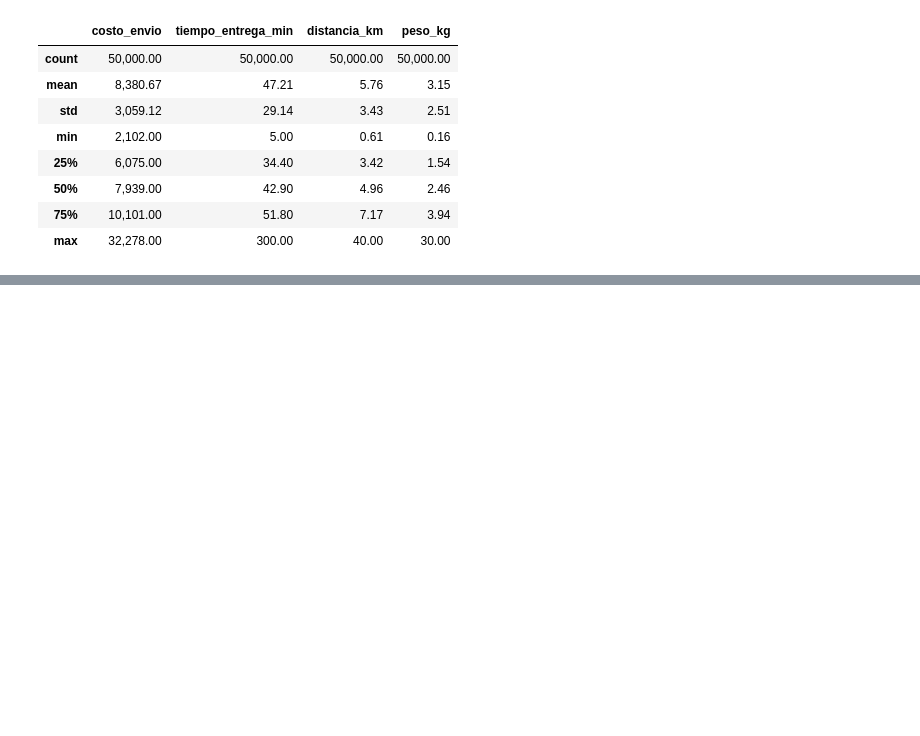
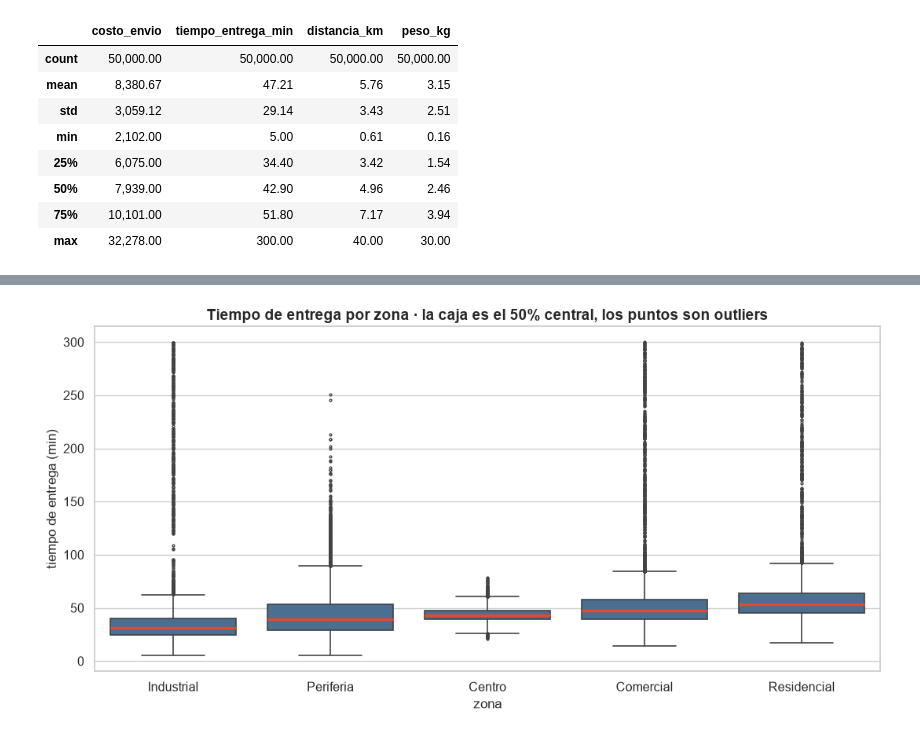
Before and after one commit to MiguelAngelRamos/ejercicio4-analis-datos, a Jupyter notebook: analisis_turboenvios.ipynb, the cells around one changed output, grey strips where cells are left out. Cells and saved outputs as stored; diff of their text form; code cells hidden in the pictures; blank space fills up the shorter version.

Commit message:
graficos de cajas

```diff
--- a/analisis_turboenvios.ipynb
+++ b/analisis_turboenvios.ipynb
@@ -321,0 +353,19 @@ df[metricas].describe().round(2)
+# %%
+# Boxplot del tiempo de entrega POR ZONA: ¿dónde se concentran las entregas lentas?
+fig, ax = plt.subplots(figsize=(11, 5.5))   # 1 figura, 1 eje (ax)
+# df.groupby("zona") = agrupa las filas por valor de 'zona'. ["tiempo..."].median() = mediana del tiempo dentro de cada zona.
+# .sort_values() = ordena esas medianas de menor a mayor. .index = nos quedamos con los NOMBRES de zona ya ordenados.
+orden = df.groupby("zona")["tiempo_entrega_min"].median().sort_values().index
+# sns.boxplot(...) = diagrama de caja y bigotes (una caja por categoría del eje X).
+#   data=df = de dónde salen los datos. x="zona"/y="..." = qué va en cada eje. order=orden = fuerza ese orden en el eje X.
+#   ax=ax = en nuestro eje. fliersize=2 = tamaño de los puntos atípicos (fliers). linewidth=1.2 = grosor de las líneas de la caja.
+# medianprops = diccionario que estiliza SOLO la línea de la mediana (la raya dentro de la caja).
+#   color="#E6482E" = color destacado para que resalte sobre el azul de la caja. linewidth=2.5 = más gruesa que el resto (1.2).
+sns.boxplot(data=df, x="zona", y="tiempo_entrega_min", order=orden, ax=ax,
+            color=AZUL, fliersize=2, linewidth=1.2,
+            medianprops={"color": "#E6482E", "linewidth": 2.5})
+ax.set_title("Tiempo de entrega por zona · la caja es el 50% central, los puntos son outliers")  # título
+ax.set_xlabel("zona"); ax.set_ylabel("tiempo de entrega (min)")  # etiquetas de los ejes X e Y
+plt.tight_layout(); plt.show()
+# %% [output]
+[figure, added]
```
Also changed, not shown: parts of 5 cells of this notebook.
